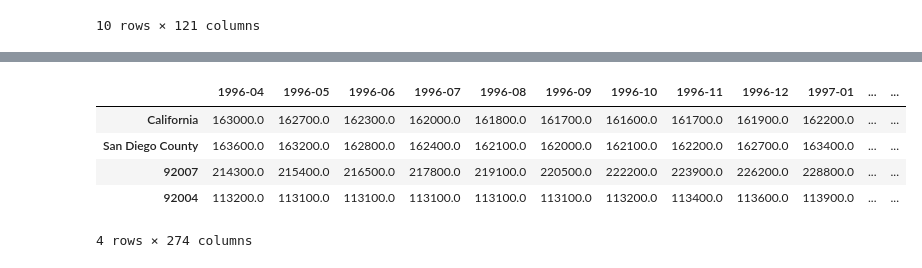
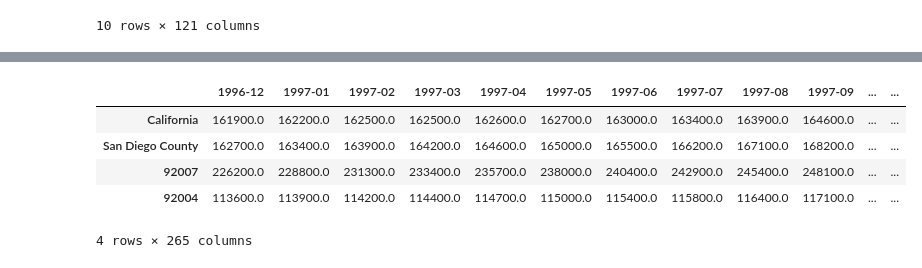
Before and after one commit to cgainor/Housing-and-Income-Appreciation, a Jupyter notebook: Work/ZipCode_10yr_Line.ipynb, the cells around one changed output, grey strips where cells are left out. Cells and saved outputs as stored; diff of their text form; code cells hidden in the pictures.

```diff
--- a/Work/ZipCode_10yr_Line.ipynb
+++ b/Work/ZipCode_10yr_Line.ipynb
@@ -179,14 +192,23 @@ top_10_zip = plt.plot(months, top_10_list, color="aqua",label=top_10_all_months_
 # %%
+### CA ###
 # Place the row with CA into a variable
 ca_row = state_data.loc[state_data["RegionName"] == "California", :]
 del ca_row['RegionID']
 del ca_row['SizeRank']
 # Set the index to be region name
 ca_row_index = ca_row.set_index("RegionName")
+
+# Find column index for desired date range start and end
+start = ca_row_index.columns.get_loc("1996-12")
+end = ca_row_index.columns.get_loc("2018-12")
+# Make a new dataframe containing the 22 year range of data Dec 1996 - Dec 2018
+ca_row_index_22yr = ca_row_index.iloc[:, start:end+1]
+
 # Convert the df to a list to be used for plotting
-ca_row_index_list = ca_row_index.iloc[0,:]
+ca_row_index_22yr_list = ca_row_index_22yr.iloc[0,:]
 
 
+### SD ###
 # Place the row with SD County into a variable
 sd_row = county_data.loc[county_data["RegionName"] == "San Diego County", :]
 del sd_row['State']
@@ -197,10 +219,18 @@ del sd_row['RegionID']
 del sd_row['SizeRank']
 # Set the index to be region name
 sd_row_index = sd_row.set_index("RegionName")
+
+# Find column index for desired date range start and end
+start = sd_row_index.columns.get_loc("1996-12")
+end = sd_row_index.columns.get_loc("2018-12")
+# Make a new dataframe containing the 22 year range of data Dec 1996 - Dec 2018
+sd_row_index_22yr = sd_row_index.iloc[:, start:end+1]
+
 # Convert the df to a list to be used for plotting
-sd_row_index_list = sd_row_index.iloc[0,:]
+sd_row_index_22yr_list = sd_row_index_22yr.iloc[0,:]
 
 
+### Highest Zip ###
 # Place the rows with **highest appreciation rate** into a variable
   # find the first zip code using it's index
 highest_app_zip = top_10_all_months_noIndex.iloc[0,0]
@@ -214,61 +244,65 @@ del zip_high_row['RegionID']
 del zip_high_row['SizeRank']
 # Set the index to be region name
 zip_high_row_index = zip_high_row.set_index("RegionName")
+
+# Find column index for desired date range start and end
+start = zip_high_row_index.columns.get_loc("1996-12")
+end = zip_high_row_index.columns.get_loc("2018-12")
+# Make a new dataframe containing the 22 year range of data Dec 1996 - Dec 2018
+zip_high_row_index_22yr = zip_high_row_index.iloc[:, start:end+1]
+
 # Convert the df to a list to be used for plotting
-zip_high_row_index_list = zip_high_row_index.iloc[0,:]
+zip_high_row_index_22yr_list = zip_high_row_index_22yr.iloc[0,:]
 
 
+### Lowest Zip ###
 # Place the rows with **lowest appreciation rate** into a variable
   # find the length of the ranked zip codes
 lowest_app_index_num = (len(ranked_zips))-1
   # De-index ranked_zips
 ranked_zips_noIndex = ranked_zips.copy()
 ranked_zips_noIndex.reset_index(inplace=True)
   # find the last zip code using it's index
 lowest_app_zip = ranked_zips_noIndex.iloc[lowest_app_index_num,0]
   # get the info for the last row
 zip_low_row = zip_code_data.loc[zip_code_data["RegionName"] == lowest_app_zip, :]
 del zip_low_row['City']
 del zip_low_row['State']
 del zip_low_row['Metro']
 del zip_low_row['CountyName']
 del zip_low_row['RegionID']
 del zip_low_row['SizeRank']
 # Set the index to be region name
 zip_low_row_index = zip_low_row.set_index("RegionName")
+
+# Find column index for desired date range start and end
+start = zip_low_row_index.columns.get_loc("1996-12")
+end = zip_low_row_index.columns.get_loc("2018-12")
+# Make a new dataframe containing the 22 year range of data Dec 1996 - Dec 2018
+zip_low_row_index_22yr = zip_low_row_index.iloc[:, start:end+1]
+
 # Convert the df to a list to be used for plotting
-zip_low_row_index_list = zip_low_row_index.iloc[0,:]
-
+zip_low_row_index_22yr_list = zip_low_row_index_22yr.iloc[0,:]
 
 # ----------------------------------------------------------------------------------------------
 
 # Get list of column names
-column_names = list(ca_row_index.columns.values)
+column_names = list(ca_row_index_22yr.columns.values)
 # Create empty dataframe
-state_county_zip = pd.DataFrame(columns=column_names)
+state_county_zip_22yr = pd.DataFrame(columns=column_names)
 
 # Add our data rows to the empty dataframe
-state_county_zip = state_county_zip.append(ca_row_index)
-state_county_zip = state_county_zip.append(sd_row_index)
-state_county_zip = state_county_zip.append(zip_high_row_index)
-state_county_zip = state_county_zip.append(zip_low_row_index)
+state_county_zip_22yr = state_county_zip_22yr.append(ca_row_index_22yr)
+state_county_zip_22yr = state_county_zip_22yr.append(sd_row_index_22yr)
+state_county_zip_22yr = state_county_zip_22yr.append(zip_high_row_index_22yr)
+state_county_zip_22yr = state_county_zip_22yr.append(zip_low_row_index_22yr)
 
 # Show DF
-state_county_zip.head()
-
-# ----------------------------------------------------------------------------------------------
-
-# # Find column index for desired date range start and end
-# start = state_county_zip_index.columns.get_loc("2008-12")
-# end = state_county_zip_index.columns.get_loc("2018-12")
-
-# # Make a new dataframe containing the 10 year range of data Dec 2008 - Dec 2018
-# state_county_zip_10yr = state_county_zip_index.iloc[:, start:end+1]
-# state_county_zip_10yr
+state_county_zip_22yr.head()
 # %% [output]
-|  | 1996-04 | 1996-05 | 1996-06 | 1996-07 | 1996-08 | 1996-09 | 1996-10 | 1996-11 | 1996-12 | 1997-01 | ... | ... |
-| California | 163000.0 | 162700.0 | 162300.0 | 162000.0 | 161800.0 | 161700.0 | 161600.0 | 161700.0 | 161900.0 | 162200.0 | ... | ... |
-| San Diego County | 163600.0 | 163200.0 | 162800.0 | 162400.0 | 162100.0 | 162000.0 | 162100.0 | 162200.0 | 162700.0 | 163400.0 | ... | ... |
-| 92007 | 214300.0 | 215400.0 | 216500.0 | 217800.0 | 219100.0 | 220500.0 | 222200.0 | 223900.0 | 226200.0 | 228800.0 | ... | ... |
-| 92004 | 113200.0 | 113100.0 | 113100.0 | 113100.0 | 113100.0 | 113100.0 | 113200.0 | 113400.0 | 113600.0 | 113900.0 | ... | ... |
+|  | 1996-12 | 1997-01 | 1997-02 | 1997-03 | 1997-04 | 1997-05 | 1997-06 | 1997-07 | 1997-08 | 1997-09 | ... | ... |
+| California | 161900.0 | 162200.0 | 162500.0 | 162500.0 | 162600.0 | 162700.0 | 163000.0 | 163400.0 | 163900.0 | 164600.0 | ... | ... |
+| San Diego County | 162700.0 | 163400.0 | 163900.0 | 164200.0 | 164600.0 | 165000.0 | 165500.0 | 166200.0 | 167100.0 | 168200.0 | ... | ... |
+| 92007 | 226200.0 | 228800.0 | 231300.0 | 233400.0 | 235700.0 | 238000.0 | 240400.0 | 242900.0 | 245400.0 | 248100.0 | ... | ... |
+| 92004 | 113600.0 | 113900.0 | 114200.0 | 114400.0 | 114700.0 | 115000.0 | 115400.0 | 115800.0 | 116400.0 | 117100.0 | ... | ... |
-4 rows × 274 columns
+4 rows × 265 columns
```
Also changed, not shown: parts of 5 cells of this notebook.
